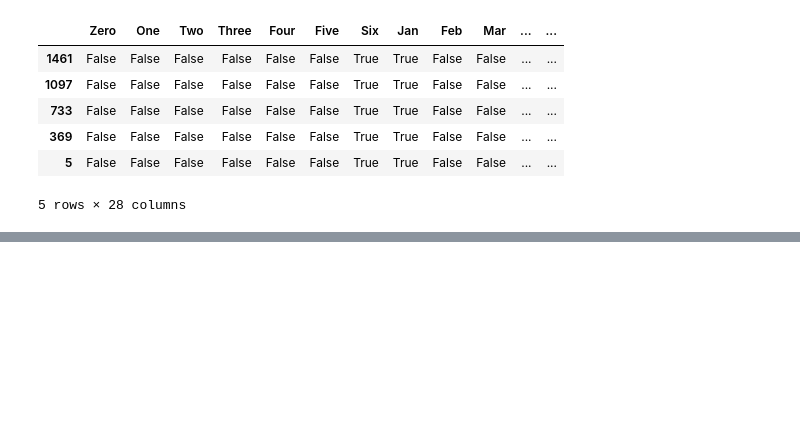
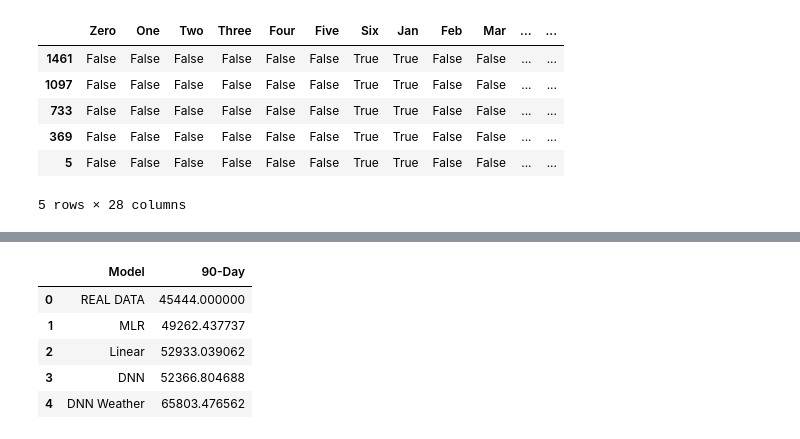
Before and after one commit to buchananwill/JupyterNotebookLBD, a Jupyter notebook: scientificProject/notebooks/Colab_notebook_template.ipynb, the cells around one changed output, grey strips where cells are left out. Saved outputs shown, nothing was run; the diff lists cells and outputs as text; code cells hidden in the pictures; blank space fills up the shorter version.

```diff
--- a/scientificProject/notebooks/Colab_notebook_template.ipynb
+++ b/scientificProject/notebooks/Colab_notebook_template.ipynb
@@ -1315,0 +1342,38 @@ Linear  OICD_grouped_by_week_day  Predictions: [[585.2801 ]
+# %%
+# Set up a dataframe for all the prediction aggregates:
+aggregate_headers = ['Model', '90-Day-Prediction']
+df_aggregate_collisions = pd.DataFrame({header: [] for header in aggregate_headers})
+
+# Real Data:
+real_row = pd.DataFrame({'Model': 'REAL DATA', '90-Day': real_collision_total}, index=[0])
+
+# MLR Collisions:
+sorted_to_year_day = df_2019_with_periodic_prediction.sort_values('day')
+mlr_with_2018_median_offset = sorted_to_year_day['Prediction'] + median_2018
+mlr_90_day_collisions_prediction = mlr_with_2018_median_offset[:90].sum()
+
+mlr_row = pd.DataFrame({'Model': 'MLR', '90-Day': mlr_90_day_collisions_prediction}, index=[1])
+
+# Linear Collisions:
+linear_collision_prediction_sum = linear_day_predictions.sum()
+linear_row = pd.DataFrame({'Model': 'Linear', '90-Day': linear_collision_prediction_sum}, index=[2])
+
+# DNN Collisions:
+dnn_sum = dnn_model_predictions_2019.flatten().sum()
+dnn_row = pd.DataFrame({'Model': 'DNN', '90-Day': dnn_sum}, index=[3])
+
+# DNN Weather Collisions:
+dnn_weather_sum = dnn_weather_model_predictions_2019.flatten().sum()
+dnn_weather_row = pd.DataFrame({'Model': 'DNN Weather', '90-Day': dnn_weather_sum}, index=[4])
+
+frames = [real_row, mlr_row, linear_row, dnn_row, dnn_weather_row]
+result = pd.concat(frames)
+
+result.head()
+# %% [output]
+|  | Model | 90-Day |
+| 0 | REAL DATA | 45444.000000 |
+| 1 | MLR | 49262.437737 |
+| 2 | Linear | 52933.039062 |
+| 3 | DNN | 52366.804688 |
+| 4 | DNN Weather | 65803.476562 |
```
Also changed, not shown: parts of 8 cells of this notebook.
